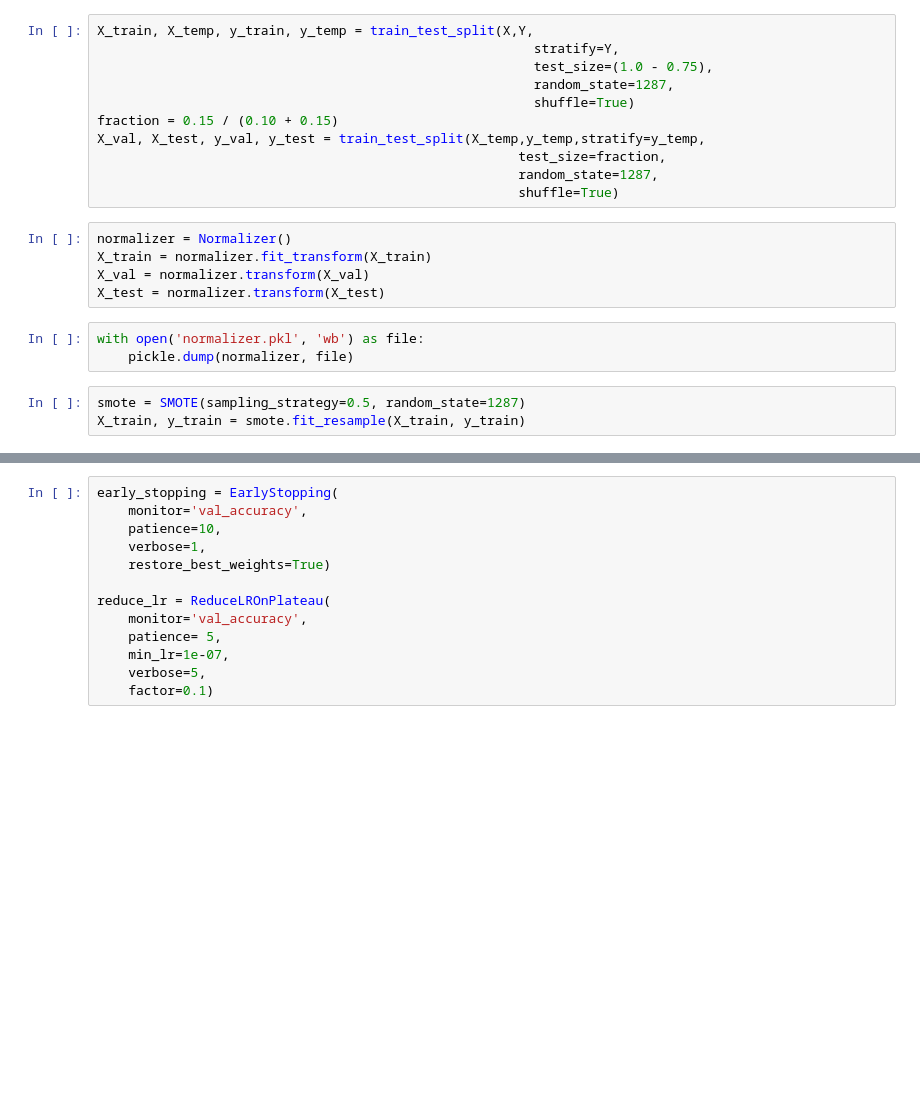
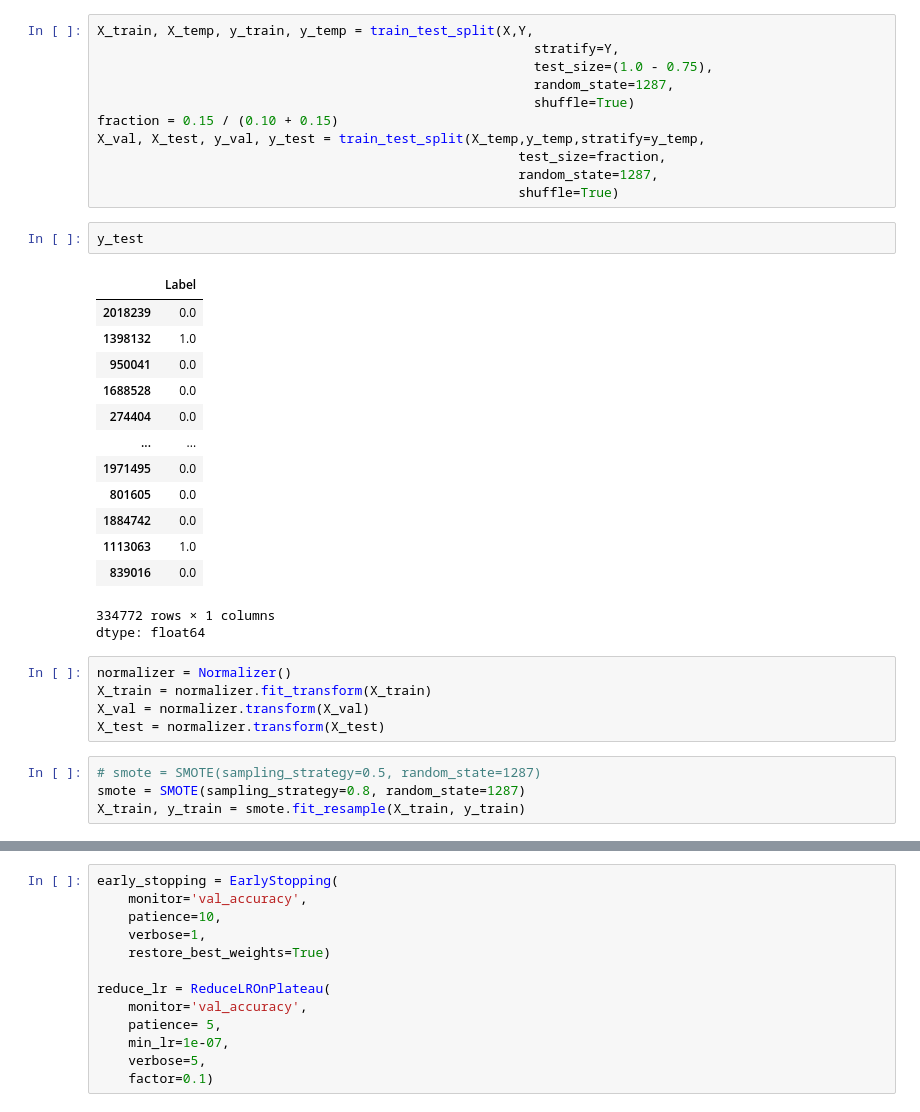
Before and after one commit to Uzair-Mas00d/FYP-Intrusion-detection-ML, a Jupyter notebook: model_training/FYPModel.ipynb, the cells around one changed output, grey strips where cells are left out. Drawn from its saved outputs; the diff is of its cells as text; blank space fills up the shorter version.

```diff
--- a/model_training/FYPModel.ipynb
+++ b/model_training/FYPModel.ipynb
@@ -138,14 +142,29 @@ X_val, X_test, y_val, y_test = train_test_split(X_temp,y_temp,stratify=y_temp,
                                                       test_size=fraction,
                                                       random_state=1287,
                                                       shuffle=True)
+# %%
+y_test
+# %% [output]
+|  | Label |
+| 2018239 | 0.0 |
+| 1398132 | 1.0 |
+| 950041 | 0.0 |
+| 1688528 | 0.0 |
+| 274404 | 0.0 |
+| ... | ... |
+| 1971495 | 0.0 |
+| 801605 | 0.0 |
+| 1884742 | 0.0 |
+| 1113063 | 1.0 |
+| 839016 | 0.0 |
+334772 rows × 1 columns
+dtype: float64
 # %%
 normalizer = Normalizer()
 X_train = normalizer.fit_transform(X_train)
 X_val = normalizer.transform(X_val)
 X_test = normalizer.transform(X_test)
-# %%
-with open('normalizer.pkl', 'wb') as file:
-    pickle.dump(normalizer, file)
 # %%
-smote = SMOTE(sampling_strategy=0.5, random_state=1287)
+# smote = SMOTE(sampling_strategy=0.5, random_state=1287)
+smote = SMOTE(sampling_strategy=0.8, random_state=1287)
 X_train, y_train = smote.fit_resample(X_train, y_train)
```
Also changed, not shown: parts of 15 cells of this notebook, 18 other files.
